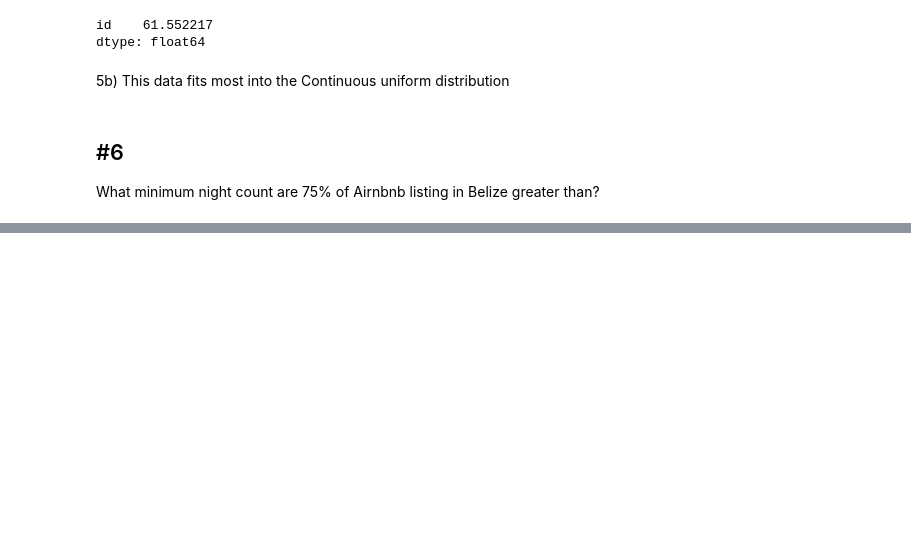
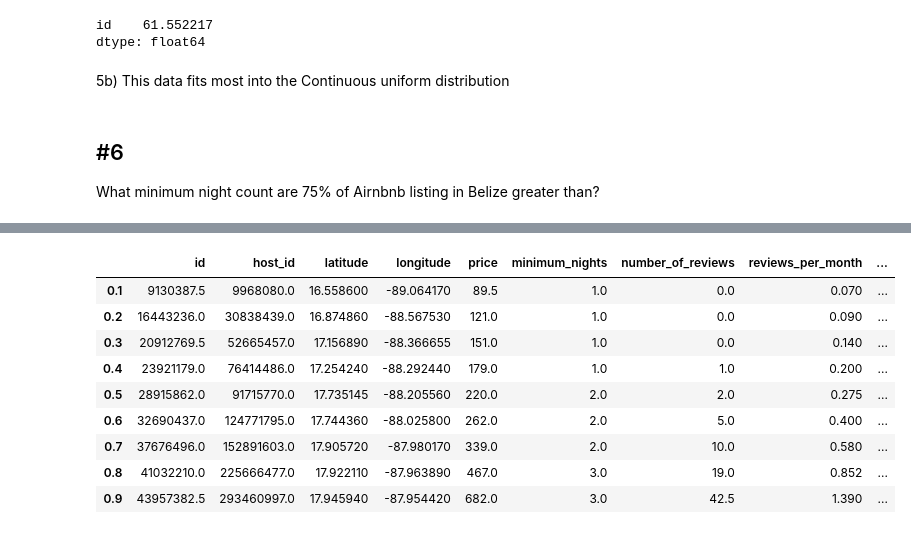
Before and after one commit to olesiam10/Homework, a Jupyter notebook: HW_week9.ipynb, the cells around one changed output, grey strips where cells are left out. Cells and saved outputs as stored; diff of their text form; code cells hidden in the pictures; blank space fills up the shorter version.

```diff
--- a/HW_week9.ipynb
+++ b/HW_week9.ipynb
@@ -173,2 +182,16 @@ What minimum night count are 75% of Airnbnb listing in Belize greater than?
+# %%
+#belize_df.quantile([.25, .5, .75])
+belize_df.quantile([.1, .2, .3, .4, .5, .6, .7, .8, .9])
+# %% [output]
+|  | id | host_id | latitude | longitude | price | minimum_nights | number_of_reviews | reviews_per_month | ... |
+| 0.1 | 9130387.5 | 9968080.0 | 16.558600 | -89.064170 | 89.5 | 1.0 | 0.0 | 0.070 | ... |
+| 0.2 | 16443236.0 | 30838439.0 | 16.874860 | -88.567530 | 121.0 | 1.0 | 0.0 | 0.090 | ... |
+| 0.3 | 20912769.5 | 52665457.0 | 17.156890 | -88.366655 | 151.0 | 1.0 | 0.0 | 0.140 | ... |
+| 0.4 | 23921179.0 | 76414486.0 | 17.254240 | -88.292440 | 179.0 | 1.0 | 1.0 | 0.200 | ... |
+| 0.5 | 28915862.0 | 91715770.0 | 17.735145 | -88.205560 | 220.0 | 2.0 | 2.0 | 0.275 | ... |
+| 0.6 | 32690437.0 | 124771795.0 | 17.744360 | -88.025800 | 262.0 | 2.0 | 5.0 | 0.400 | ... |
+| 0.7 | 37676496.0 | 152891603.0 | 17.905720 | -87.980170 | 339.0 | 2.0 | 10.0 | 0.580 | ... |
+| 0.8 | 41032210.0 | 225666477.0 | 17.922110 | -87.963890 | 467.0 | 3.0 | 19.0 | 0.852 | ... |
+| 0.9 | 43957382.5 | 293460997.0 | 17.945940 | -87.954420 | 682.0 | 3.0 | 42.5 | 1.390 | ... |
 # %%
 # i'm still figuring this one out
```
Also changed, not shown: parts of 1 cell of this notebook, 5 other files.
